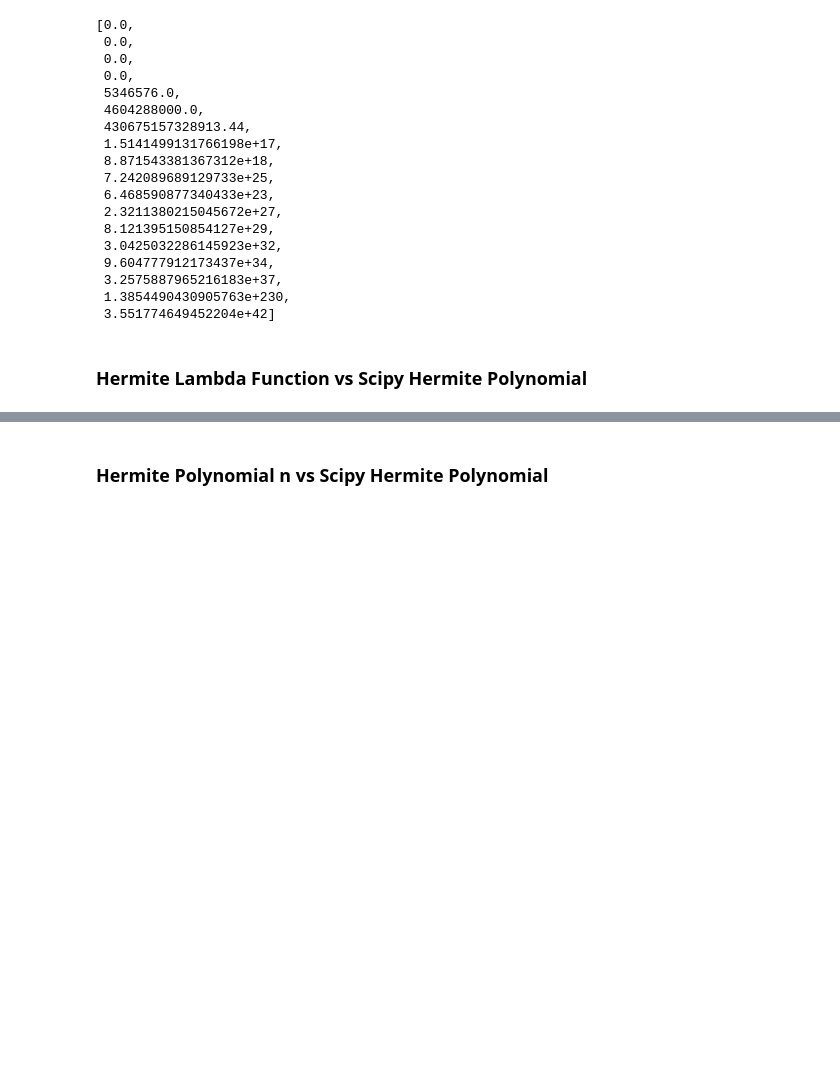
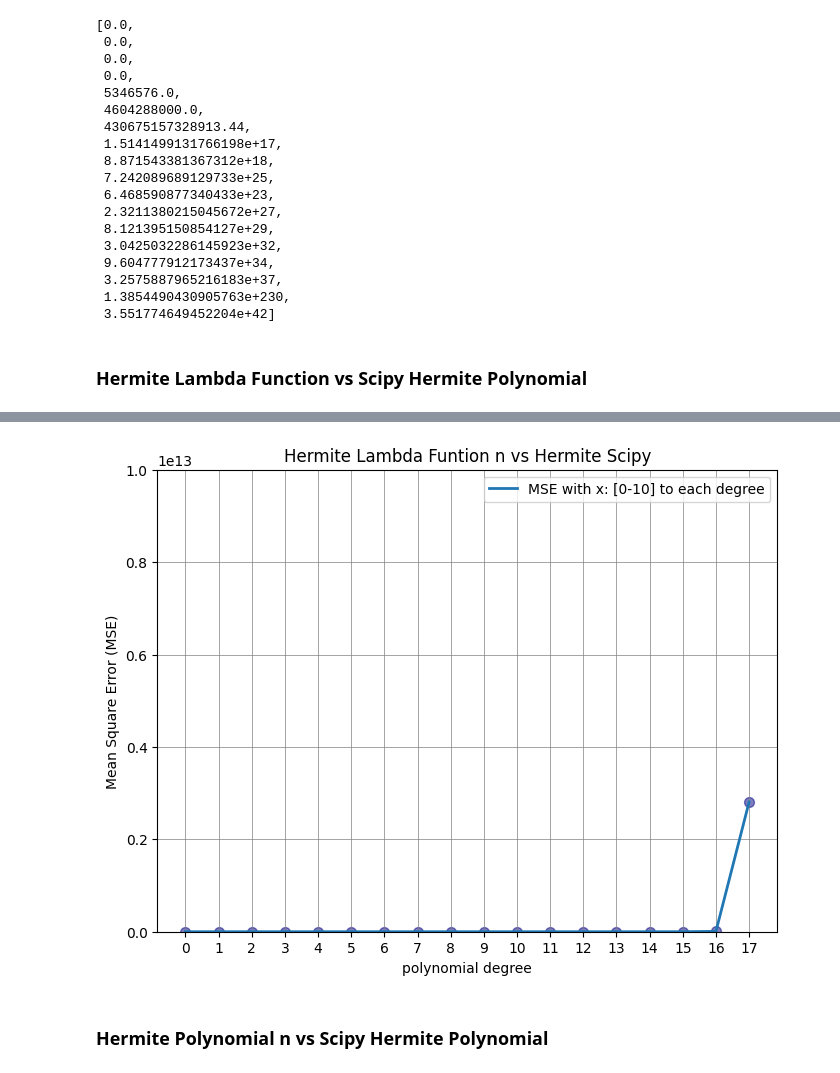
Before and after one commit to matheus123deimos/Quantum_Studies_Rep, a Jupyter notebook: Hermite_Polynomials_with_CUDA/Hermite_Polynomial.ipynb, the cells around one changed output, grey strips where cells are left out. Cells and saved outputs as stored; diff of their text form; code cells hidden in the pictures; blank space fills up the shorter version.

```diff
--- a/Hermite_Polynomials_with_CUDA/Hermite_Polynomial.ipynb
+++ b/Hermite_Polynomials_with_CUDA/Hermite_Polynomial.ipynb
@@ -436,10 +422,10 @@ hpn_ee_cuda_vs_herm_numpy
 # %% [markdown]
 ### Hermite Lambda Function vs Scipy Hermite Polynomial
 # %%
-N = 17
+N = 18
 x_max = 10
 
 hlf_vs_herm_scipy = [ np.mean(np.array([ (herm_scipy(x,n) - hermite_y(x,n))**2 for x in range(x_max+1)])) for n in range(N)]
 # %%
-HER_vs_v1(18,hlf_vs_herm_scipy,10000000000.0,'Hermite Lambda Funtion n vs Hermite Scipy')
+HER_vs_v1(18,hlf_vs_herm_scipy,10000000000000.0,'Hermite Lambda Funtion n vs Hermite Scipy')
 # %% [output]
@@ -451,3 +432,4 @@ BokehUserWarning: ColumnDataSource's columns must be of the same length. Current
+[figure, added]
 # %% [markdown]
 ### Hermite Polynomial n vs Scipy Hermite Polynomial
 # %%
```
Also changed, not shown: parts of 13 cells of this notebook.
